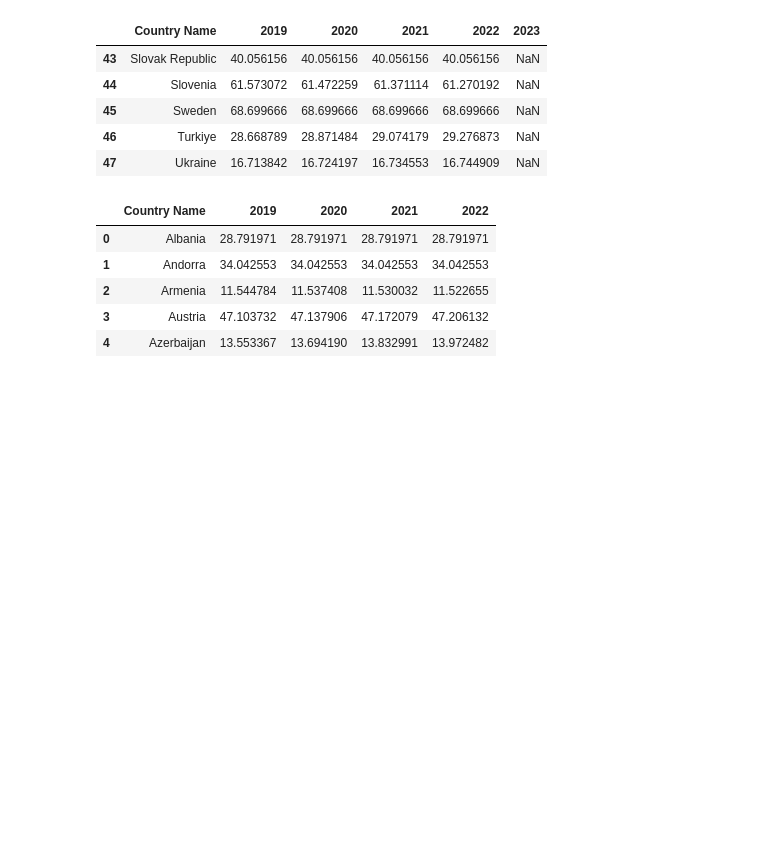
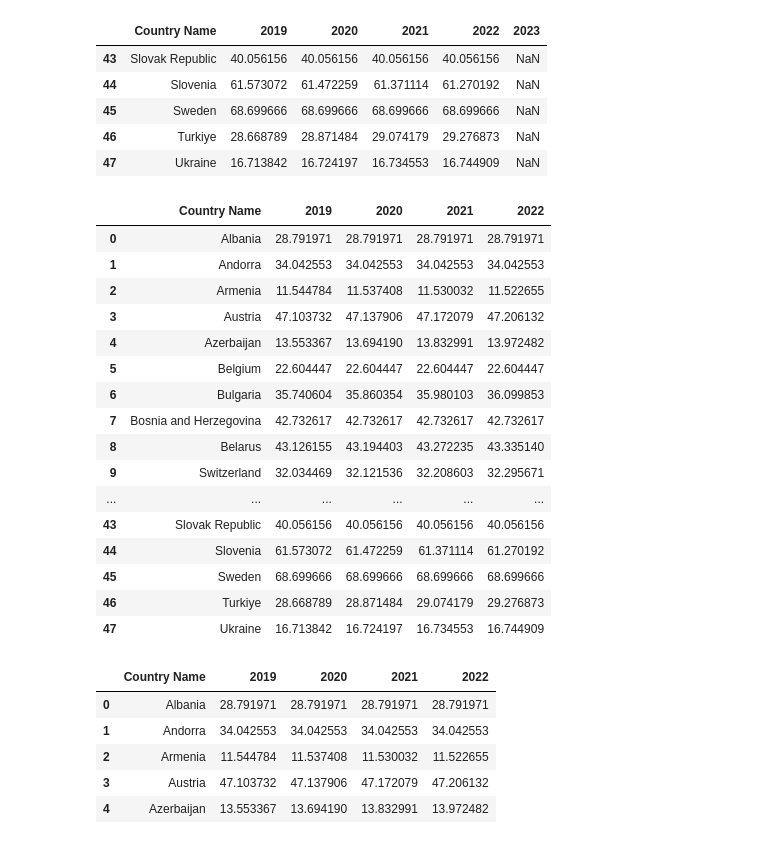
Before and after one commit to mircog991/green-index, a Jupyter notebook: analysis/forest-area-analysis.ipynb, the cells around one changed output. Saved outputs shown, nothing was run; the diff lists cells and outputs as text; code cells hidden in the pictures; blank space fills up the shorter version.

Commit message:
created files for forecast

```diff
--- a/analysis/forest-area-analysis.ipynb
+++ b/analysis/forest-area-analysis.ipynb
@@ -88,6 +88,28 @@ filtered_df_w_dropped_countries.tail()
 | 45 | Sweden | 68.699666 | 68.699666 | 68.699666 | 68.699666 | NaN |
 | 46 | Turkiye | 28.668789 | 28.871484 | 29.074179 | 29.276873 | NaN |
 | 47 | Ukraine | 16.713842 | 16.724197 | 16.734553 | 16.744909 | NaN |
+# %%
+# Save file for using for forecast
+filtered_df_w_dropped_countries.to_csv('../data_for_forecast/forest-area-clean.csv')
+filtered_df_w_dropped_countries
+# %% [output]
+|  | Country Name | 2019 | 2020 | 2021 | 2022 |
+| 0 | Albania | 28.791971 | 28.791971 | 28.791971 | 28.791971 |
+| 1 | Andorra | 34.042553 | 34.042553 | 34.042553 | 34.042553 |
+| 2 | Armenia | 11.544784 | 11.537408 | 11.530032 | 11.522655 |
+| 3 | Austria | 47.103732 | 47.137906 | 47.172079 | 47.206132 |
+| 4 | Azerbaijan | 13.553367 | 13.694190 | 13.832991 | 13.972482 |
+| 5 | Belgium | 22.604447 | 22.604447 | 22.604447 | 22.604447 |
+| 6 | Bulgaria | 35.740604 | 35.860354 | 35.980103 | 36.099853 |
+| 7 | Bosnia and Herzegovina | 42.732617 | 42.732617 | 42.732617 | 42.732617 |
+| 8 | Belarus | 43.126155 | 43.194403 | 43.272235 | 43.335140 |
+| 9 | Switzerland | 32.034469 | 32.121536 | 32.208603 | 32.295671 |
+| ... | ... | ... | ... | ... | ... |
+| 43 | Slovak Republic | 40.056156 | 40.056156 | 40.056156 | 40.056156 |
+| 44 | Slovenia | 61.573072 | 61.472259 | 61.371114 | 61.270192 |
+| 45 | Sweden | 68.699666 | 68.699666 | 68.699666 | 68.699666 |
+| 46 | Turkiye | 28.668789 | 28.871484 | 29.074179 | 29.276873 |
+| 47 | Ukraine | 16.713842 | 16.724197 | 16.734553 | 16.744909 |
 # %%
 # Drop rows for 2023 (TO DO add prediction later)
 years_to_drop = ['2023']
```
Also changed, not shown: parts of 1 cell of this notebook, 6 other files.
